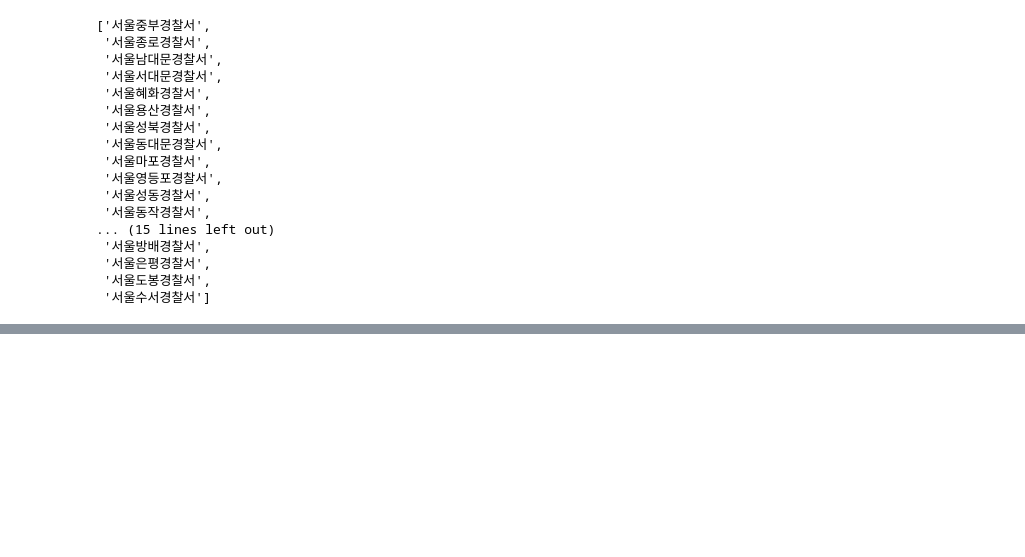
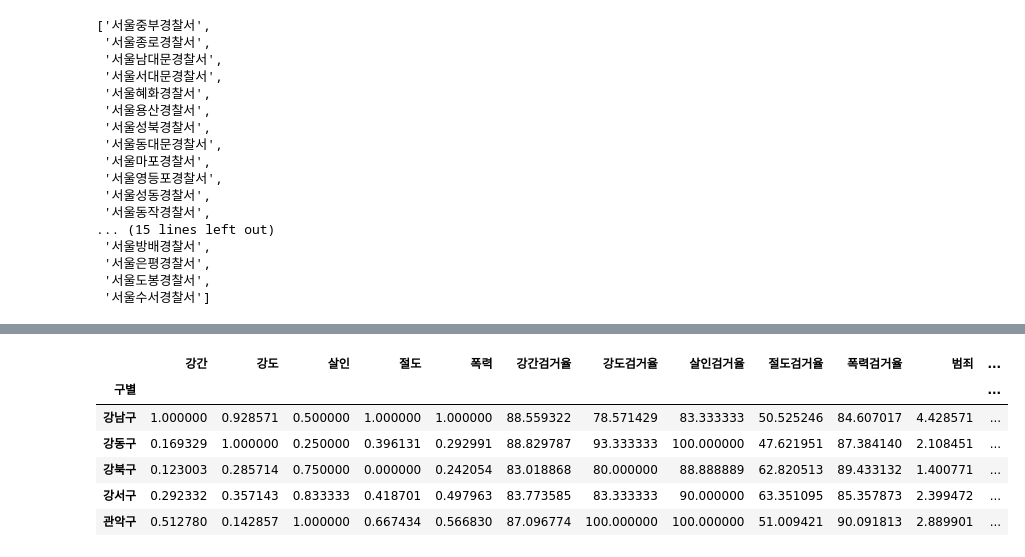
Before and after one commit to uzzulnumpy/SH, a Jupyter notebook: source_code/Untitled1.ipynb, the cells around one changed output, grey strips where cells are left out. Saved outputs shown, nothing was run; the diff lists cells and outputs as text; code cells hidden in the pictures; blank space fills up the shorter version.

```diff
--- a/source_code/Untitled1.ipynb
+++ b/source_code/Untitled1.ipynb
@@ -63,0 +376,7 @@ station_name
+# %%
+con_list = ['강간검거율', '강도검거율', '살인검거율', '절도검거율', '폭력검거율']
+
+for column in con_list:
+    crime_anal.loc[crime_anal[column] > 100, column] = 100
+
+crime_anal.head()
@@ -63,0 +391,7 @@ station_name
+# %%
+crime_anal.rename(columns = {'강간 발생':'강간',
+                             '강도 발생':'강도',
+                             '살인 발생':'살인',
+                             '절도 발생':'절도',
+                             '폭력 발생':'폭력'}, inplace=True)
+crime_anal.head()
@@ -63,0 +406,14 @@ station_name
+# %%
+from sklearn import preprocessing
+
+col = ['강간', '강도', '살인', '절도', '폭력']
+
+x = crime_anal[col].values
+min_max_scaler = preprocessing.MinMaxScaler()
+
+x_scaled = min_max_scaler.fit_transform(x.astype(float))
+crime_anal_norm = pd.DataFrame(x_scaled, columns = col, index = crime_anal.index)
+
+col2 = ['강간검거율', '강도검거율', '살인검거율', '절도검거율', '폭력검거율']
+crime_anal_norm[col2] = crime_anal[col2]
+crime_anal_norm.head()
@@ -63,0 +428,4 @@ station_name
+# %%
+col = ['강간','강도','살인','절도','폭력']
+crime_anal_norm['범죄'] = np.sum(crime_anal_norm[col], axis=1)
+crime_anal_norm.head()
@@ -63,0 +440,12 @@ station_name
+# %%
+col = ['강간검거율','강도검거율','살인검거율','절도검거율','폭력검거율']
+crime_anal_norm['검거'] = np.sum(crime_anal_norm[col], axis=1)
+crime_anal_norm.head()
+# %% [output]
+|  | 강간 | 강도 | 살인 | 절도 | 폭력 | 강간검거율 | 강도검거율 | 살인검거율 | 절도검거율 | 폭력검거율 | 범죄 | ... |
+| 구별 |  |  |  |  |  |  |  |  |  |  |  | ... |
+| 강남구 | 1.000000 | 0.928571 | 0.500000 | 1.000000 | 1.000000 | 88.559322 | 78.571429 | 83.333333 | 50.525246 | 84.607017 | 4.428571 | ... |
+| 강동구 | 0.169329 | 1.000000 | 0.250000 | 0.396131 | 0.292991 | 88.829787 | 93.333333 | 100.000000 | 47.621951 | 87.384140 | 2.108451 | ... |
+| 강북구 | 0.123003 | 0.285714 | 0.750000 | 0.000000 | 0.242054 | 83.018868 | 80.000000 | 88.888889 | 62.820513 | 89.433132 | 1.400771 | ... |
+| 강서구 | 0.292332 | 0.357143 | 0.833333 | 0.418701 | 0.497963 | 83.773585 | 83.333333 | 90.000000 | 63.351095 | 85.357873 | 2.399472 | ... |
+| 관악구 | 0.512780 | 0.142857 | 1.000000 | 0.667434 | 0.566830 | 87.096774 | 100.000000 | 100.000000 | 51.009421 | 90.091813 | 2.889901 | ... |
```
Also changed, not shown: parts of 25 cells of this notebook, 2 other files.
